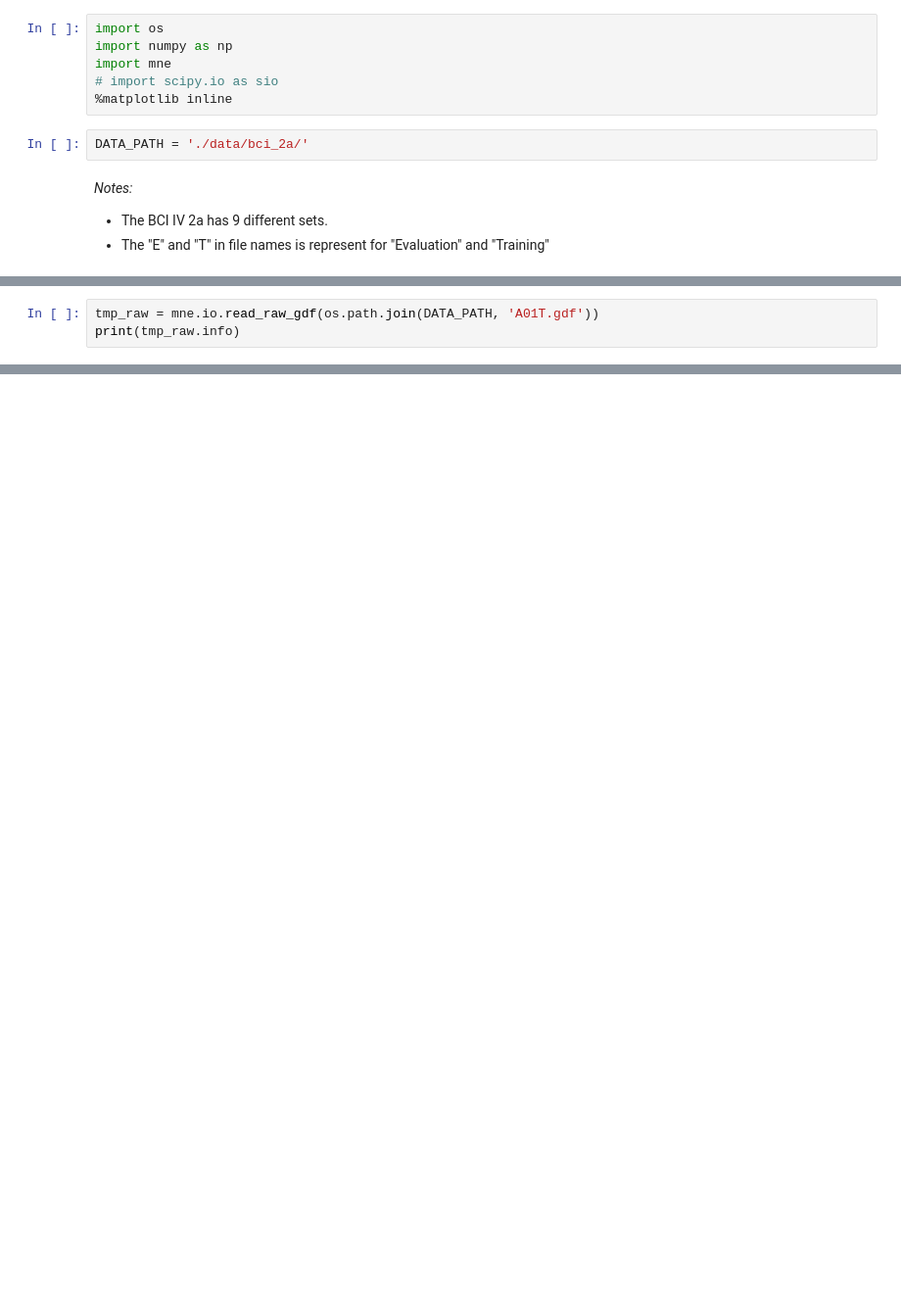
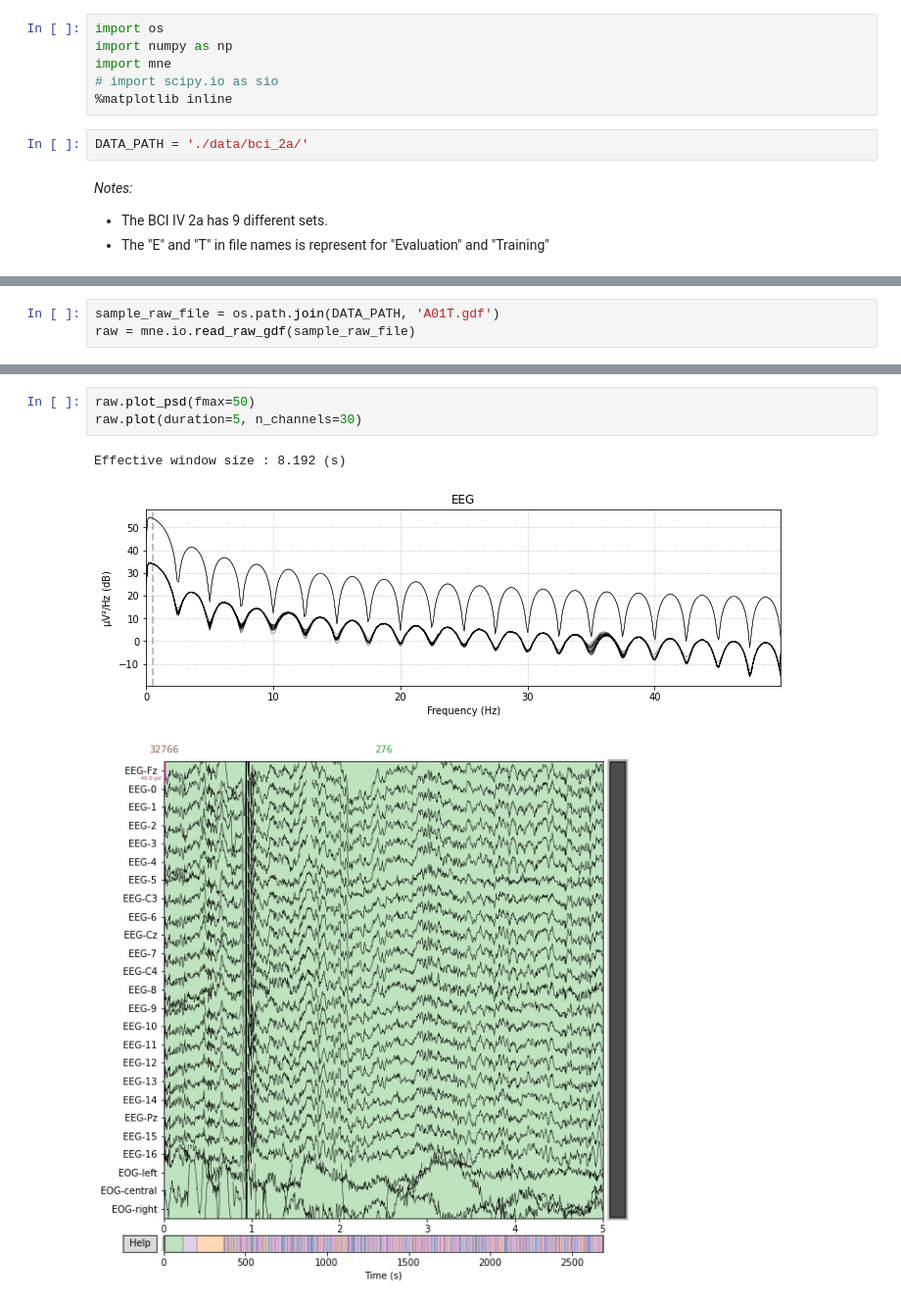
Before and after one commit to VR-BCI-Application-Team/eeg-motor-imagery, a Jupyter notebook: data-visualization.ipynb, the cells around one changed output, grey strips where cells are left out. Shown at 98% size. Saved outputs shown, nothing was run; the diff lists cells and outputs as text; blank space fills up the shorter version.

```diff
--- a/data-visualization.ipynb
+++ b/data-visualization.ipynb
@@ -34,6 +13,6 @@ os.listdir(DATA_PATH)
 # %%
-tmp_raw = mne.io.read_raw_gdf(os.path.join(DATA_PATH, 'A01T.gdf'))
-print(tmp_raw.info)
+sample_raw_file = os.path.join(DATA_PATH, 'A01T.gdf')
+raw = mne.io.read_raw_gdf(sample_raw_file)
 # %% [output]
 Extracting EDF parameters from c:\Users\manhd\Workplace\egg-motor-imagery\data\bci_2a\A01T.gdf...
 GDF file detected
@@ -93,0 +36,7 @@ my_annot = mne.Annotations(
+# %%
+raw.plot_psd(fmax=50)
+raw.plot(duration=5, n_channels=30)
+# %% [output]
+Effective window size : 8.192 (s)
+[figure, added]
+[figure, added]
```
Also changed, not shown: parts of 14 cells of this notebook, 21 other files.
